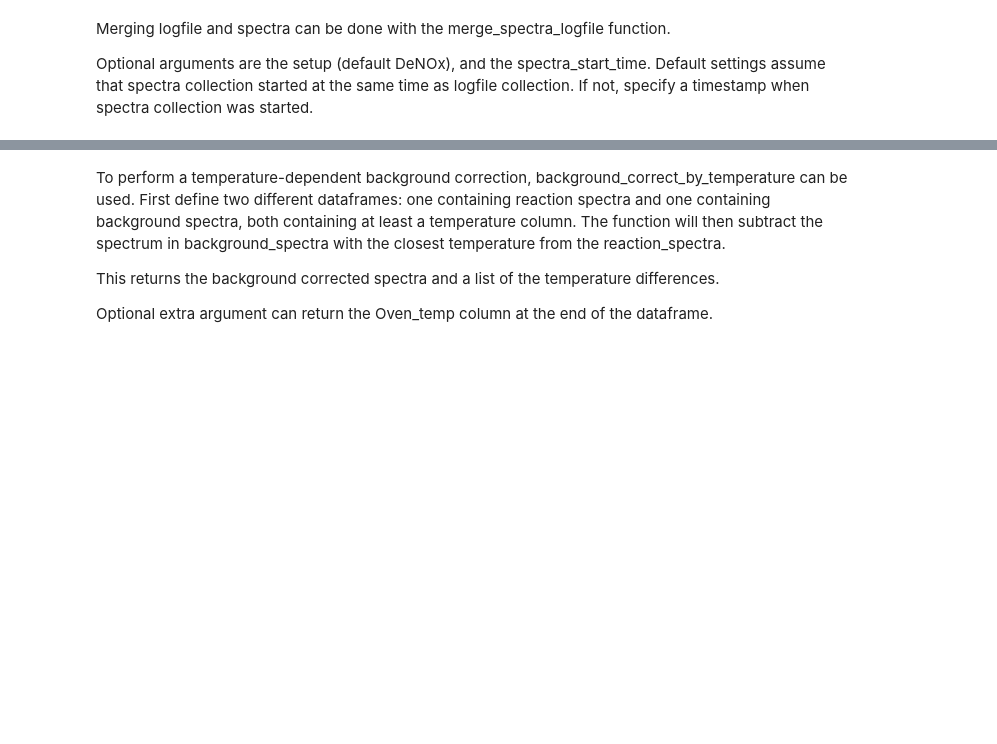
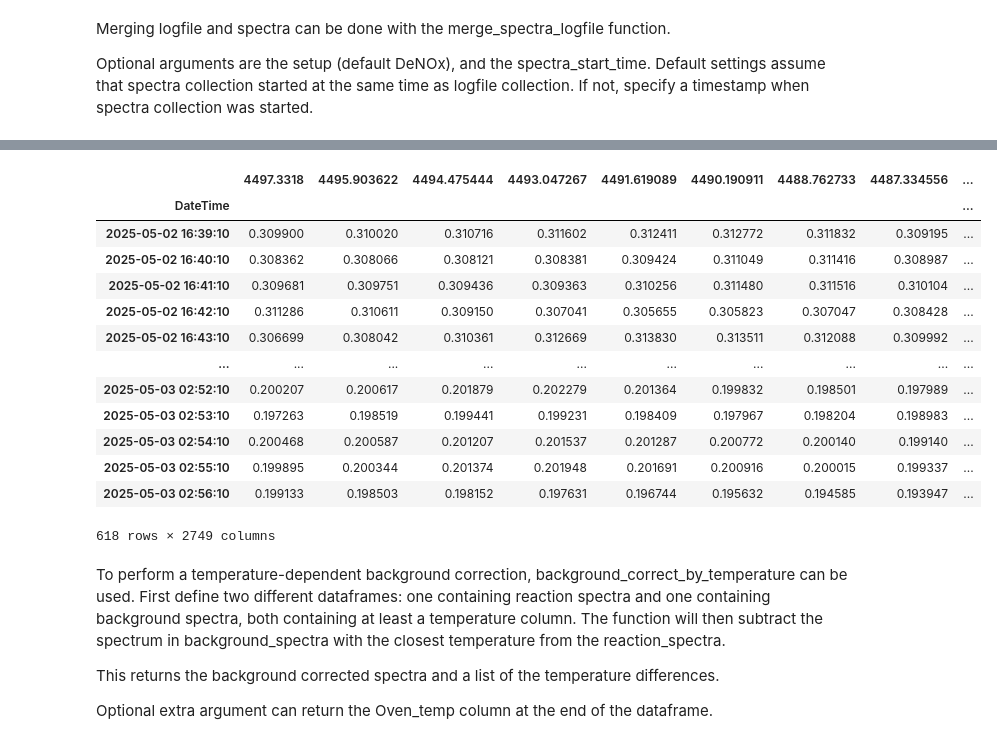
Before and after one commit to TessaBonneur/DRIFTS-analysis, a Jupyter notebook: example_Notebook.ipynb, the cells around one changed output, grey strips where cells are left out. Saved outputs shown, nothing was run; the diff lists cells and outputs as text; code cells hidden in the pictures; blank space fills up the shorter version.

```diff
--- a/example_Notebook.ipynb
+++ b/example_Notebook.ipynb
@@ -89,6 +89,23 @@ Spectra and logfile merged successfully.
 2025-05-03 02:56:10                 0.0           0.0            15.0     617
 
 [618 rows x 2749 columns]
+# %%
+merged_data
+# %% [output]
+|  | 4497.3318 | 4495.903622 | 4494.475444 | 4493.047267 | 4491.619089 | 4490.190911 | 4488.762733 | 4487.334556 | ... |
+| DateTime |  |  |  |  |  |  |  |  | ... |
+| 2025-05-02 16:39:10 | 0.309900 | 0.310020 | 0.310716 | 0.311602 | 0.312411 | 0.312772 | 0.311832 | 0.309195 | ... |
+| 2025-05-02 16:40:10 | 0.308362 | 0.308066 | 0.308121 | 0.308381 | 0.309424 | 0.311049 | 0.311416 | 0.308987 | ... |
+| 2025-05-02 16:41:10 | 0.309681 | 0.309751 | 0.309436 | 0.309363 | 0.310256 | 0.311480 | 0.311516 | 0.310104 | ... |
+| 2025-05-02 16:42:10 | 0.311286 | 0.310611 | 0.309150 | 0.307041 | 0.305655 | 0.305823 | 0.307047 | 0.308428 | ... |
+| 2025-05-02 16:43:10 | 0.306699 | 0.308042 | 0.310361 | 0.312669 | 0.313830 | 0.313511 | 0.312088 | 0.309992 | ... |
+| ... | ... | ... | ... | ... | ... | ... | ... | ... | ... |
+| 2025-05-03 02:52:10 | 0.200207 | 0.200617 | 0.201879 | 0.202279 | 0.201364 | 0.199832 | 0.198501 | 0.197989 | ... |
+| 2025-05-03 02:53:10 | 0.197263 | 0.198519 | 0.199441 | 0.199231 | 0.198409 | 0.197967 | 0.198204 | 0.198983 | ... |
+| 2025-05-03 02:54:10 | 0.200468 | 0.200587 | 0.201207 | 0.201537 | 0.201287 | 0.200772 | 0.200140 | 0.199140 | ... |
+| 2025-05-03 02:55:10 | 0.199895 | 0.200344 | 0.201374 | 0.201948 | 0.201691 | 0.200916 | 0.200015 | 0.199337 | ... |
+| 2025-05-03 02:56:10 | 0.199133 | 0.198503 | 0.198152 | 0.197631 | 0.196744 | 0.195632 | 0.194585 | 0.193947 | ... |
+618 rows × 2749 columns
 # %% [markdown]
 To perform a temperature-dependent background correction, background_correct_by_temperature can be used. First define two different dataframes: one containing reaction spectra and one containing background spectra, both containing at least a temperature column. The function will then subtract the spectrum in background_spectra with the closest temperature from the reaction_spectra.
 
```
Also changed, not shown: parts of 2 cells of this notebook.
